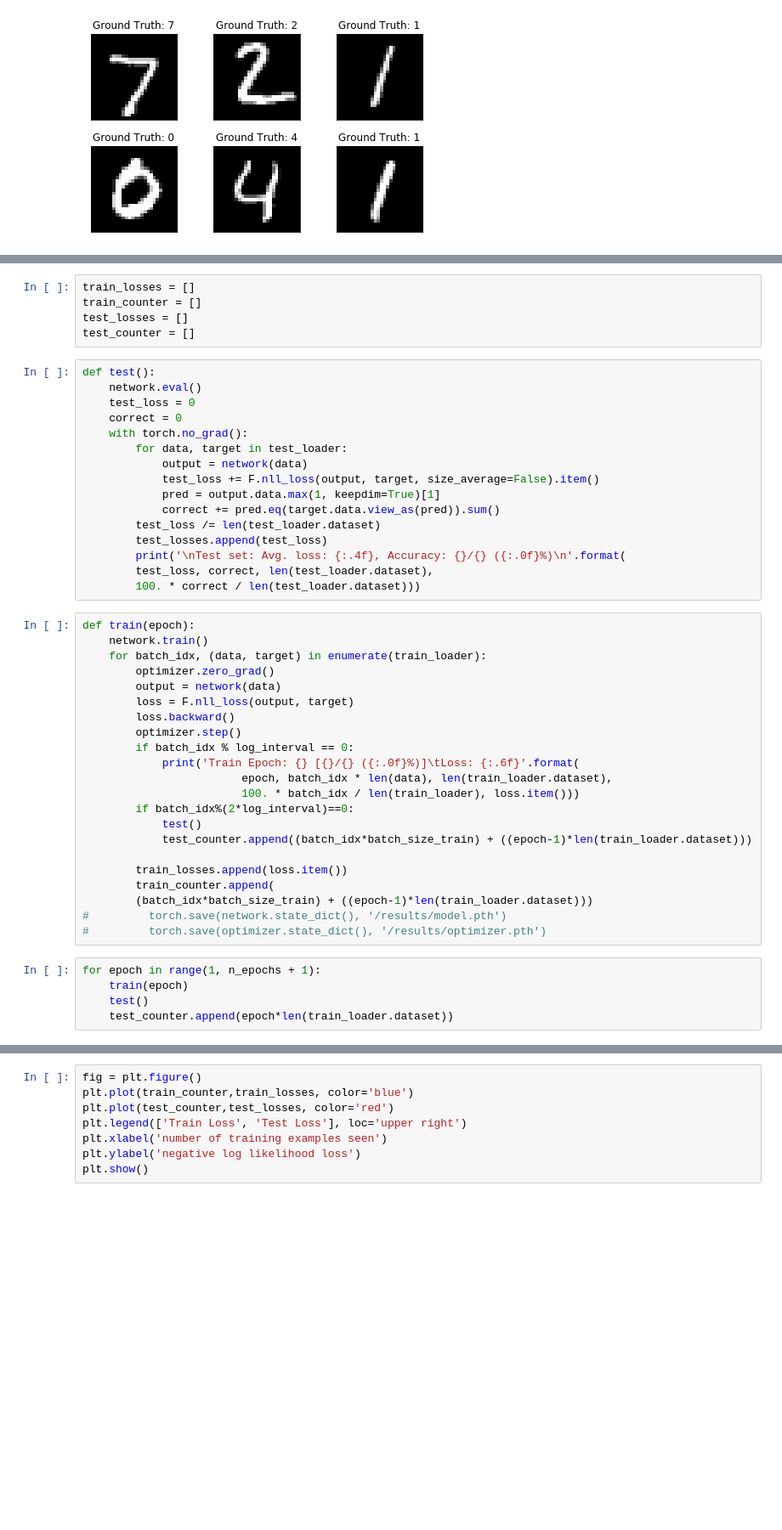
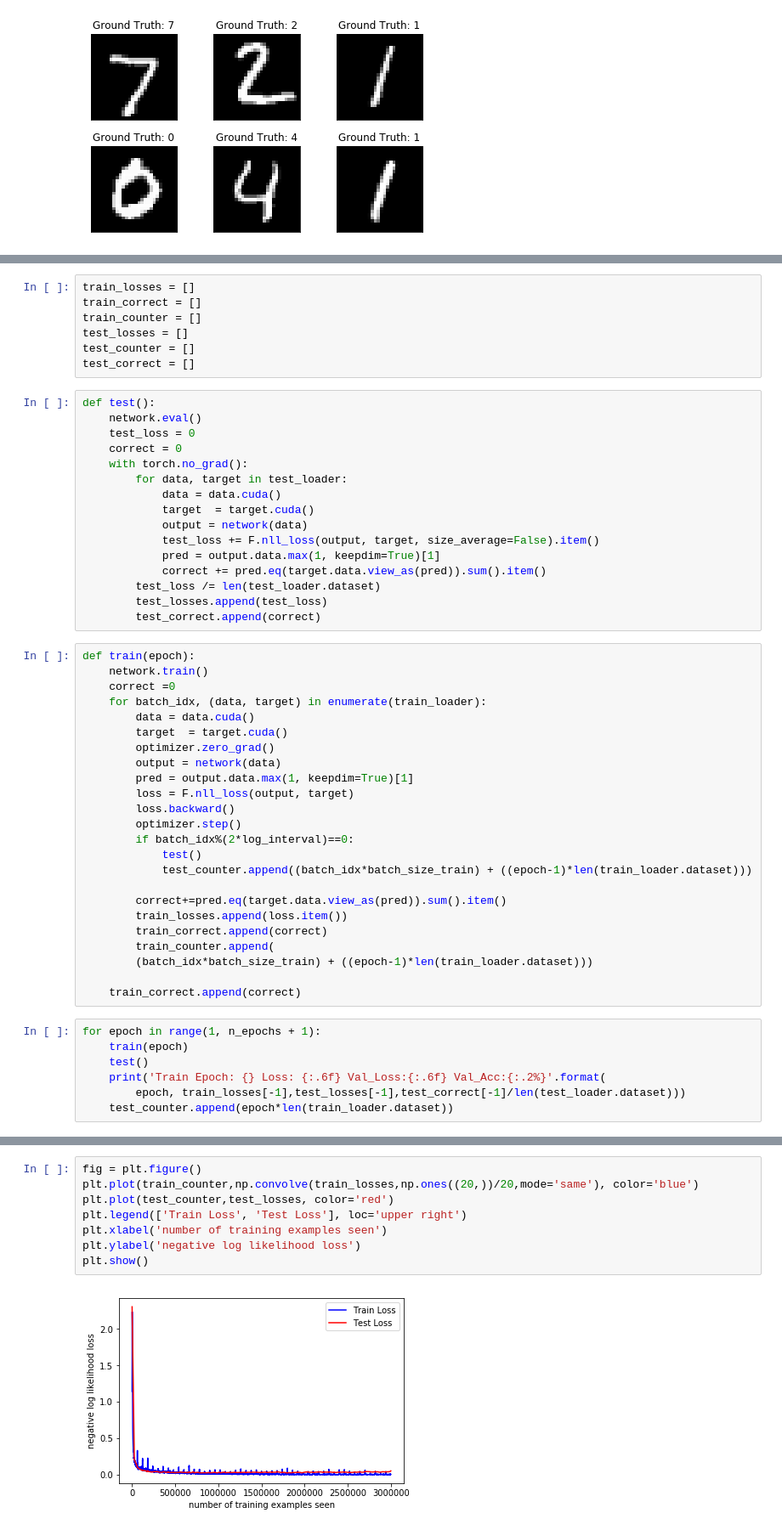
Before and after one commit to tRosenflanz/HybridDropoutPytorch, a Jupyter notebook: Baseline.ipynb, the cells around one changed output, grey strips where cells are left out. Shown at 85% size. Cells and saved outputs as stored; diff of their text form; blank space fills up the shorter version.

```diff
--- a/Baseline.ipynb
+++ b/Baseline.ipynb
@@ -86,8 +93,10 @@ optimizer = optim.SGD(network.parameters(), lr=learning_rate,
 # %%
 train_losses = []
+train_correct = []
 train_counter = []
 test_losses = []
 test_counter = []
+test_correct = []
 # %%
 def test():
     network.eval()
@@ -95,40 +104,44 @@ def test():
     correct = 0
     with torch.no_grad():
         for data, target in test_loader:
+            data = data.cuda()
+            target  = target.cuda()
             output = network(data)
             test_loss += F.nll_loss(output, target, size_average=False).item()
             pred = output.data.max(1, keepdim=True)[1]
-            correct += pred.eq(target.data.view_as(pred)).sum()
+            correct += pred.eq(target.data.view_as(pred)).sum().item()
         test_loss /= len(test_loader.dataset)
         test_losses.append(test_loss)
-        print('\nTest set: Avg. loss: {:.4f}, Accuracy: {}/{} ({:.0f}%)\n'.format(
-        test_loss, correct, len(test_loader.dataset),
-        100. * correct / len(test_loader.dataset)))
+        test_correct.append(correct)
 # %%
 def train(epoch):
     network.train()
+    correct =0
     for batch_idx, (data, target) in enumerate(train_loader):
+        data = data.cuda()
+        target  = target.cuda()
         optimizer.zero_grad()
         output = network(data)
+        pred = output.data.max(1, keepdim=True)[1]
         loss = F.nll_loss(output, target)
         loss.backward()
         optimizer.step()
-        if batch_idx % log_interval == 0:
-            print('Train Epoch: {} [{}/{} ({:.0f}%)]\tLoss: {:.6f}'.format(
-                        epoch, batch_idx * len(data), len(train_loader.dataset),
-                        100. * batch_idx / len(train_loader), loss.item()))
         if batch_idx%(2*log_interval)==0:
             test()
             test_counter.append((batch_idx*batch_size_train) + ((epoch-1)*len(train_loader.dataset)))
 
+        correct+=pred.eq(target.data.view_as(pred)).sum().item()
         train_losses.append(loss.item())
+        train_correct.append(correct)
         train_counter.append(
         (batch_idx*batch_size_train) + ((epoch-1)*len(train_loader.dataset)))
-#         torch.save(network.state_dict(), '/results/model.pth')
-#         torch.save(optimizer.state_dict(), '/results/optimizer.pth')
+
+    train_correct.append(correct)
 # %%
 for epoch in range(1, n_epochs + 1):
     train(epoch)
     test()
+    print('Train Epoch: {} Loss: {:.6f} Val_Loss:{:.6f} Val_Acc:{:.2%}'.format(
+        epoch, train_losses[-1],test_losses[-1],test_correct[-1]/len(test_loader.dataset)))
     test_counter.append(epoch*len(train_loader.dataset))
 # %% [output]
@@ -152,8 +165,10 @@ Test set: Avg. loss: 0.0279, Accuracy: 9914/10000 (99%)
 # %%
 fig = plt.figure()
-plt.plot(train_counter,train_losses, color='blue')
+plt.plot(train_counter,np.convolve(train_losses,np.ones((20,))/20,mode='same'), color='blue')
 plt.plot(test_counter,test_losses, color='red')
 plt.legend(['Train Loss', 'Test Loss'], loc='upper right')
 plt.xlabel('number of training examples seen')
 plt.ylabel('negative log likelihood loss')
 plt.show()
+# %% [output]
+[figure, added]
```
Also changed, not shown: parts of 10 cells of this notebook, 3 other files.
